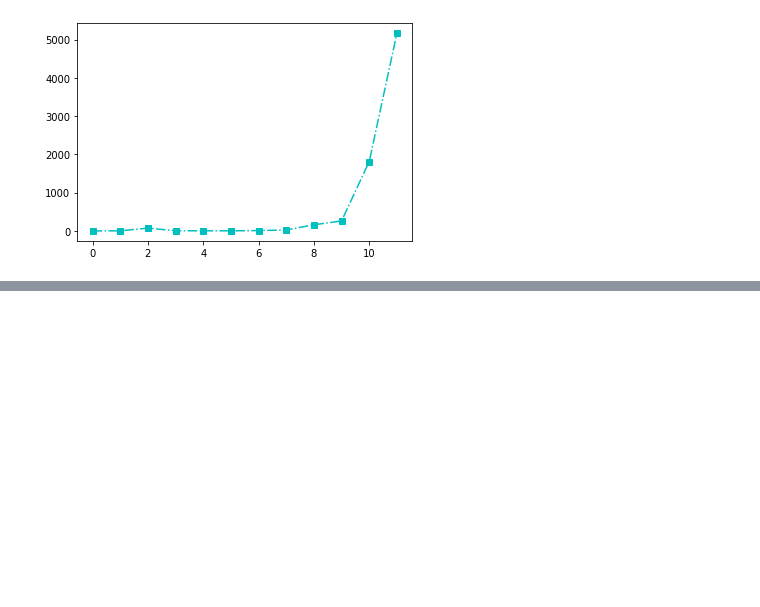
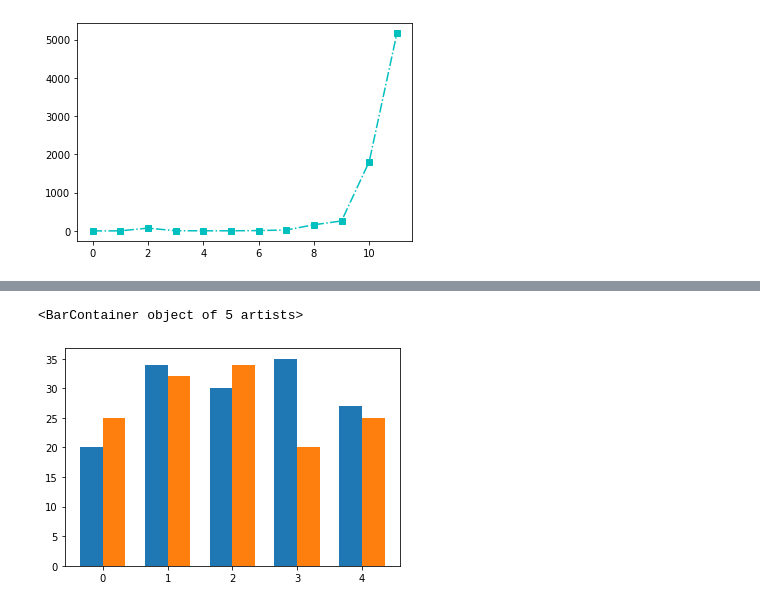
Before and after one commit to moneypitak/DWDM21, a Jupyter notebook: Data_Visualization.ipynb, the cells around one changed output, grey strips where cells are left out. Cells and saved outputs as stored; diff of their text form; code cells hidden in the pictures; blank space fills up the shorter version.

```diff
--- a/Data_Visualization.ipynb
+++ b/Data_Visualization.ipynb
@@ -157,0 +177,8 @@ plt.plot(range(len(data.iloc[::50,1])),data.iloc[::50,1],'s-.c')
+# %%
+width=0.35
+
+plt.bar(np.array([0,1,2,3,4]) - width/2,men_means,width=width,label = 'men')
+plt.bar(np.array([0,1,2,3,4]) + width/2,women_means,width=width,label = 'women')
+# %% [output]
+<BarContainer object of 5 artists>
+[figure, added]
```
Also changed, not shown: parts of 10 cells of this notebook.
